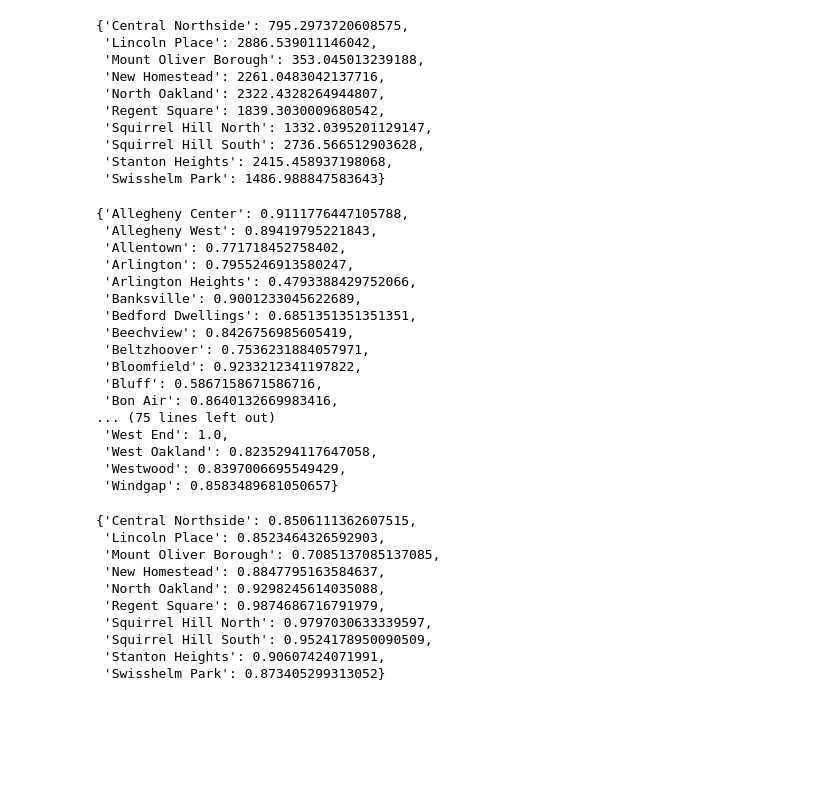
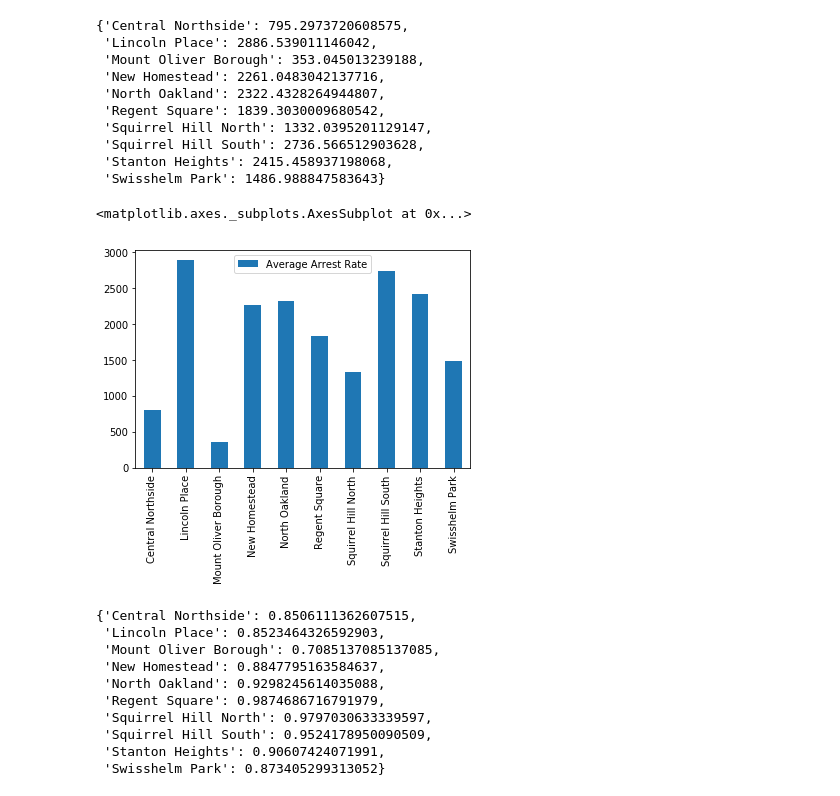
Before and after one commit to psjdev30/0010Final, a Jupyter notebook: finalFinal.ipynb, the cells around one changed output. Saved outputs shown, nothing was run; the diff lists cells and outputs as text; code cells hidden in the pictures; blank space fills up the shorter version.

Commit message:
added graphs

```diff
--- a/finalFinal.ipynb
+++ b/finalFinal.ipynb
@@ -133,6 +79,15 @@ ncUpdated
  'Squirrel Hill South': 2736.566512903628,
  'Stanton Heights': 2415.458937198068,
  'Swisshelm Park': 1486.988847583643}
+# %%
+# graph of neighborhoods below natl arrest rate
+
+nBelowNAR = pd.DataFrame.from_dict(ncUpdated, orient = 'index', columns = ['Average Arrest Rate'])
+
+nBelowNAR.plot(kind = 'bar', rot = 90)
+# %% [output]
+<matplotlib.axes._subplots.AxesSubplot at 0x...>
+[figure, added]
 # %%
 # create dict of all neighborhoods : education levels
 # sufficient education defined as completion of HS or greater
@@ -154,25 +109,7 @@ for i in range(len(eduA)):
     if(neigh not in allEduLevels):
         allEduLevels[neigh] = totalEdu / totalVal
 
-allEduLevels
+#allEduLevels
-# %% [output]
-{'Allegheny Center': 0.9111776447105788,
- 'Allegheny West': 0.89419795221843,
- 'Allentown': 0.771718452758402,
- 'Arlington': 0.7955246913580247,
- 'Arlington Heights': 0.4793388429752066,
- 'Banksville': 0.9001233045622689,
- 'Bedford Dwellings': 0.6851351351351351,
- 'Beechview': 0.8426756985605419,
- 'Beltzhoover': 0.7536231884057971,
- 'Bloomfield': 0.9233212341197822,
- 'Bluff': 0.5867158671586716,
- 'Bon Air': 0.8640132669983416,
-... (75 lines left out)
- 'West End': 1.0,
- 'West Oakland': 0.8235294117647058,
- 'Westwood': 0.8397006695549429,
- 'Windgap': 0.8583489681050657}
 # %%
 # create dict of select neighborhoods :  education level
 
```
Also changed, not shown: parts of 7 cells of this notebook.
